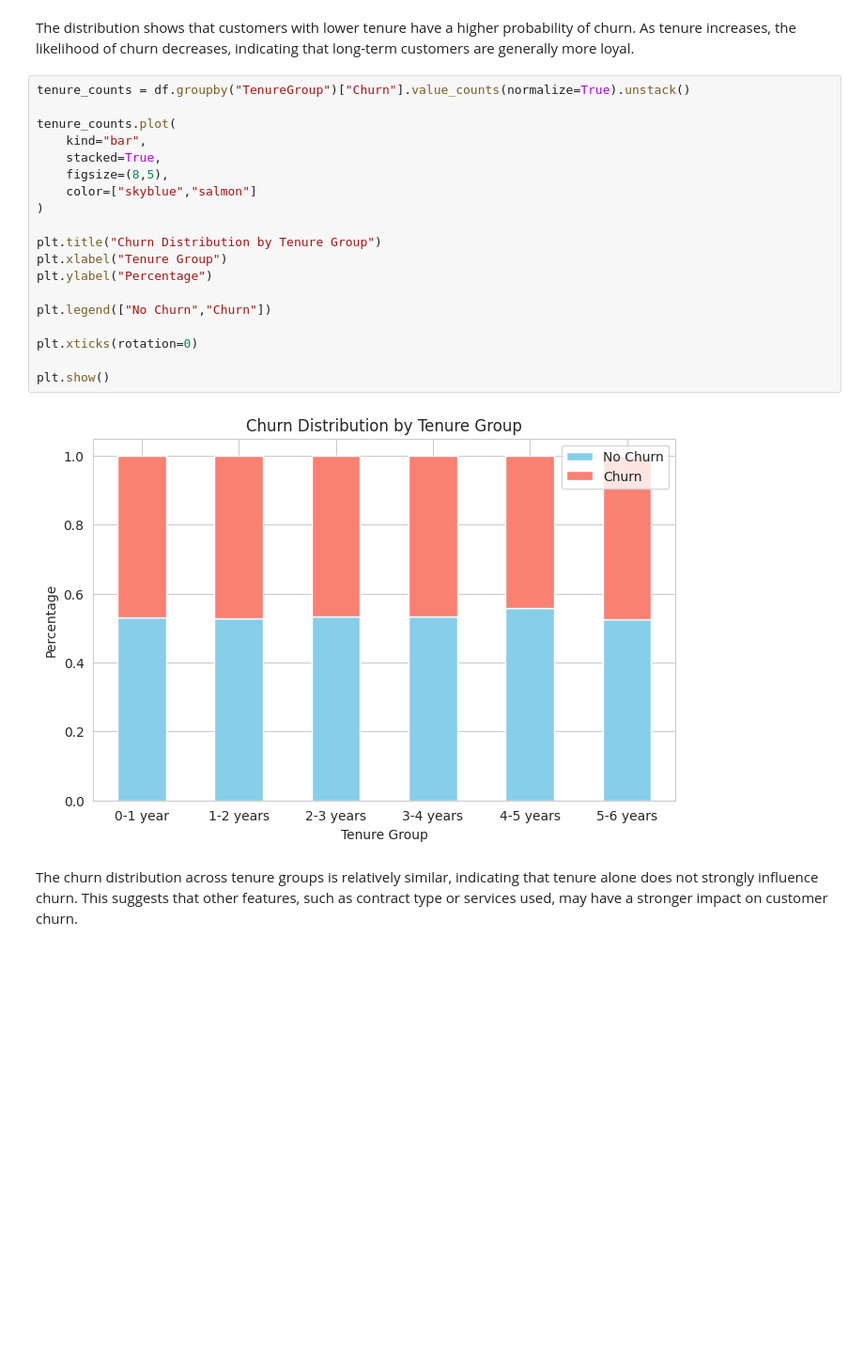
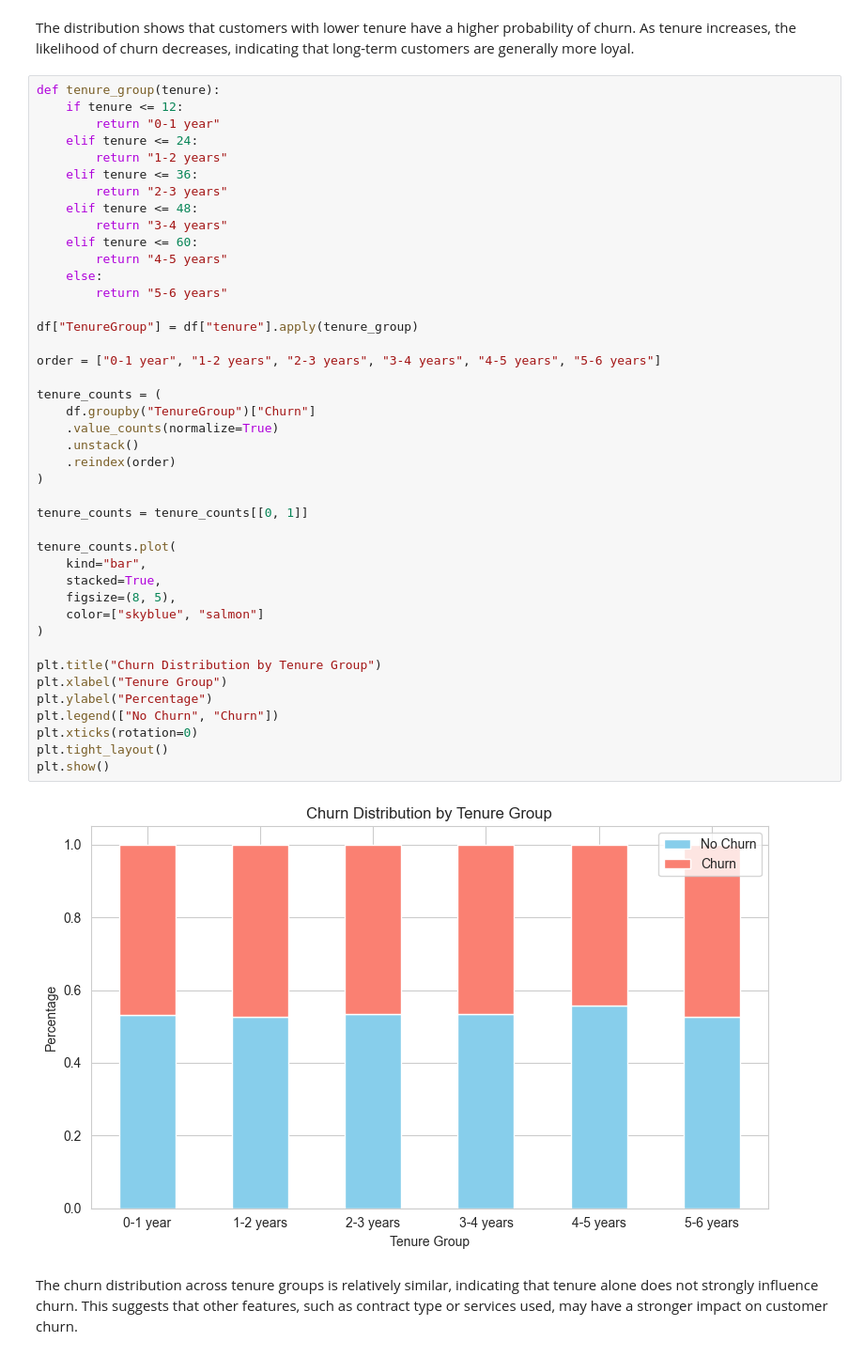
Before and after one commit to linda-bsharat/telco-customer-churn-prediction, a Jupyter notebook: notebooks/02_eda_and_visualization.ipynb, the cells around one changed output. Shown at 94% size. Drawn from its saved outputs; the diff is of its cells as text; blank space fills up the shorter version.

```diff
--- a/notebooks/02_eda_and_visualization.ipynb
+++ b/notebooks/02_eda_and_visualization.ipynb
@@ -131,26 +131,49 @@ plt.show()
 # %% [markdown]
 The distribution shows that customers with lower tenure have a higher probability of churn. As tenure increases, the likelihood of churn decreases, indicating that long-term customers are generally more loyal.
 # %%
-tenure_counts = df.groupby("TenureGroup")["Churn"].value_counts(normalize=True).unstack()
+def tenure_group(tenure):
+    if tenure <= 12:
+        return "0-1 year"
+    elif tenure <= 24:
+        return "1-2 years"
+    elif tenure <= 36:
+        return "2-3 years"
+    elif tenure <= 48:
+        return "3-4 years"
+    elif tenure <= 60:
+        return "4-5 years"
+    else:
+        return "5-6 years"
+
+df["TenureGroup"] = df["tenure"].apply(tenure_group)
+
+order = ["0-1 year", "1-2 years", "2-3 years", "3-4 years", "4-5 years", "5-6 years"]
+
+tenure_counts = (
+    df.groupby("TenureGroup")["Churn"]
+    .value_counts(normalize=True)
+    .unstack()
+    .reindex(order)
+)
+
+tenure_counts = tenure_counts[[0, 1]]
 
 tenure_counts.plot(
     kind="bar",
     stacked=True,
-    figsize=(8,5),
-    color=["skyblue","salmon"]
+    figsize=(8, 5),
+    color=["skyblue", "salmon"]
 )
 
 plt.title("Churn Distribution by Tenure Group")
 plt.xlabel("Tenure Group")
 plt.ylabel("Percentage")
-
-plt.legend(["No Churn","Churn"])
-
+plt.legend(["No Churn", "Churn"])
 plt.xticks(rotation=0)
-
+plt.tight_layout()
 plt.show()
 # %% [output]
-[figure, old version]
+[figure, new version]
 # %% [markdown]
 The churn distribution across tenure groups is relatively similar, indicating that tenure alone does not strongly influence churn. This suggests that other features, such as contract type or services used, may have a stronger impact on customer churn.
 # %%
```
Also changed, not shown: parts of 11 cells of this notebook, 2 other files.
